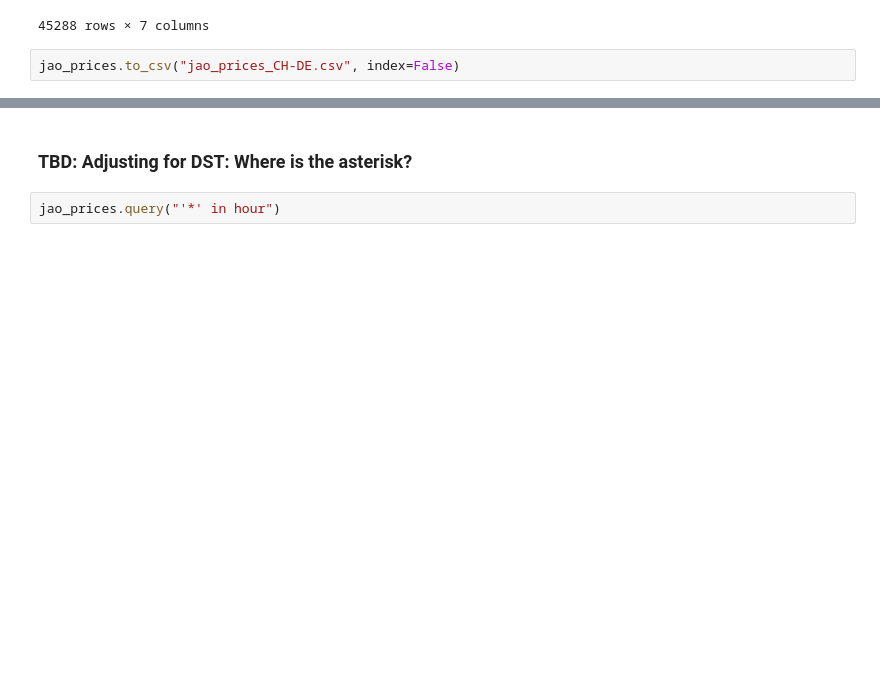
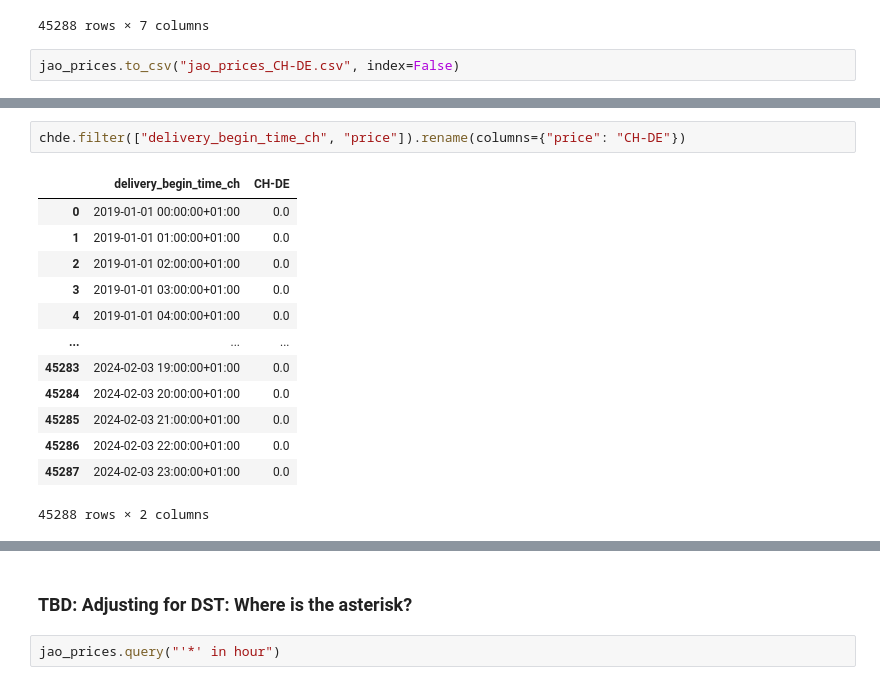
Before and after one commit to MathiasSteilen/RWE-ETH-Power-Trading, a Jupyter notebook: 00_Data Retrieval and Cleaning/0_jao_api.ipynb, the cells around one changed output, grey strips where cells are left out. Saved outputs shown, nothing was run; the diff lists cells and outputs as text; blank space fills up the shorter version.

```diff
--- a/00_Data Retrieval and Cleaning/0_jao_api.ipynb
+++ b/00_Data Retrieval and Cleaning/0_jao_api.ipynb
@@ -211,0 +270,16 @@ jao_prices.to_csv("jao_prices_CH-DE.csv", index=False)
+# %%
+chde.filter(["delivery_begin_time_ch", "price"]).rename(columns={"price": "CH-DE"})
+# %% [output]
+|  | delivery_begin_time_ch | CH-DE |
+| 0 | 2019-01-01 00:00:00+01:00 | 0.0 |
+| 1 | 2019-01-01 01:00:00+01:00 | 0.0 |
+| 2 | 2019-01-01 02:00:00+01:00 | 0.0 |
+| 3 | 2019-01-01 03:00:00+01:00 | 0.0 |
+| 4 | 2019-01-01 04:00:00+01:00 | 0.0 |
+| ... | ... | ... |
+| 45283 | 2024-02-03 19:00:00+01:00 | 0.0 |
+| 45284 | 2024-02-03 20:00:00+01:00 | 0.0 |
+| 45285 | 2024-02-03 21:00:00+01:00 | 0.0 |
+| 45286 | 2024-02-03 22:00:00+01:00 | 0.0 |
+| 45287 | 2024-02-03 23:00:00+01:00 | 0.0 |
+45288 rows × 2 columns
```
Also changed, not shown: parts of 7 cells of this notebook, 1 other file.
